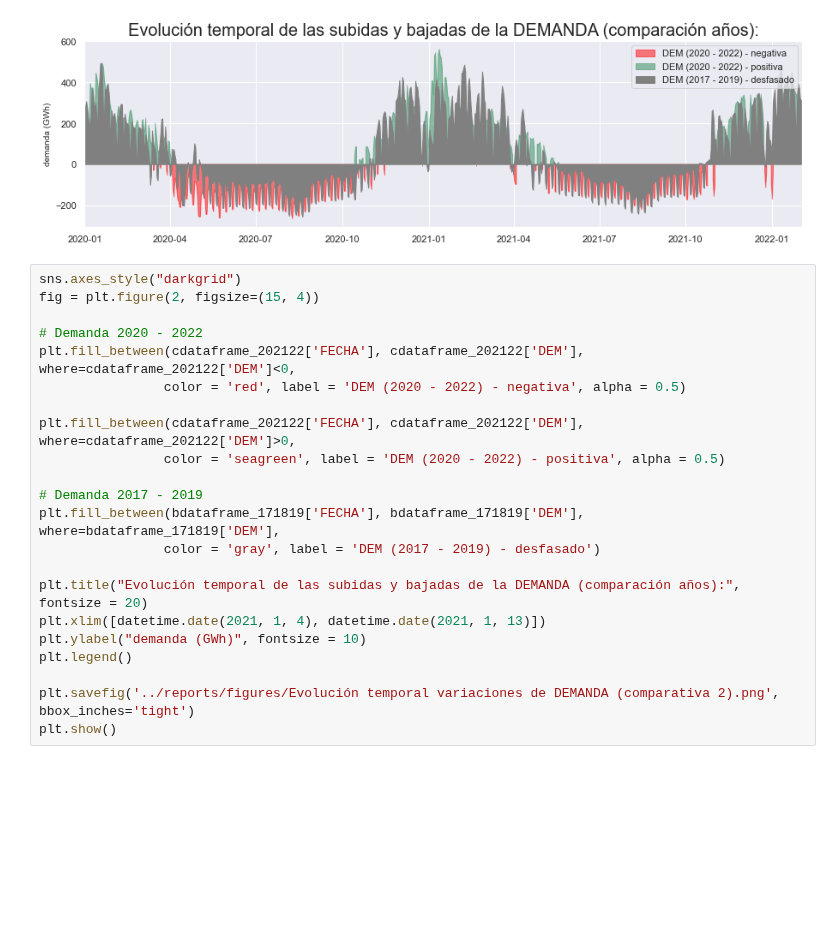
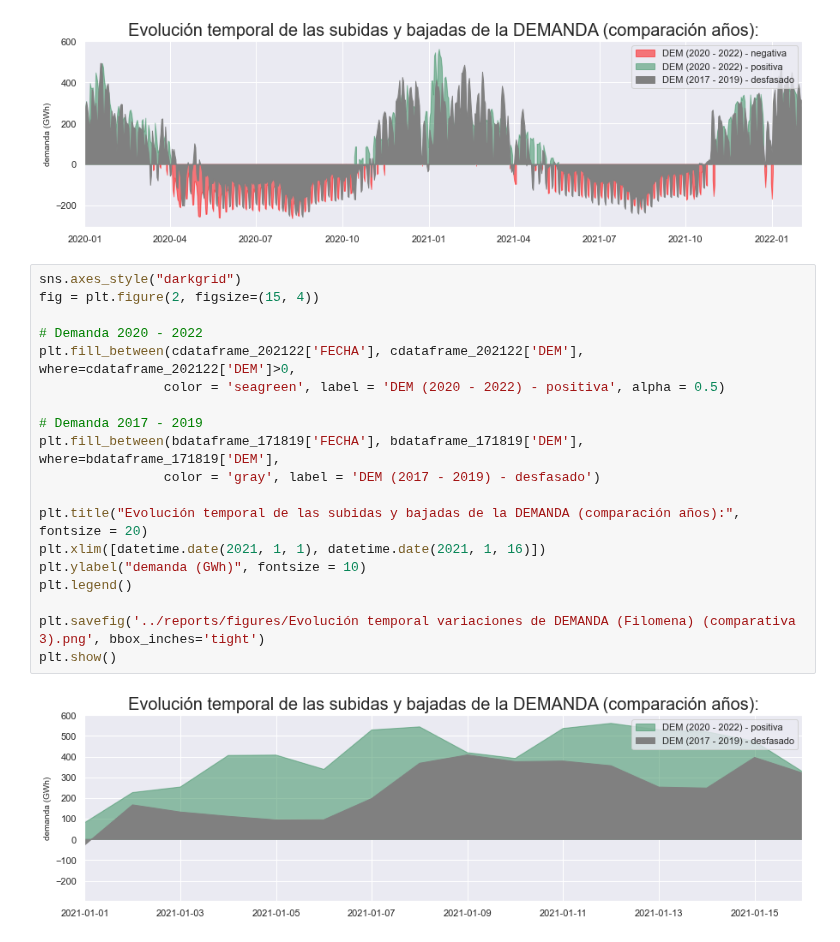
Before and after one commit to SeroviICAI/TRABAJO-1-ESTADISTICA-DESCRIPTIVA, a Jupyter notebook: notebooks/demanda_202122.ipynb, the cells around one changed output. Drawn from its saved outputs; the diff is of its cells as text; blank space fills up the shorter version.

Commit message:
Nueva gráfica post-filomena

```diff
--- a/notebooks/demanda_202122.ipynb
+++ b/notebooks/demanda_202122.ipynb
@@ -268,22 +268,21 @@ plt.show()
 # %%
 sns.axes_style("darkgrid")
 fig = plt.figure(2, figsize=(15, 4))
 
 # Demanda 2020 - 2022
-plt.fill_between(cdataframe_202122['FECHA'], cdataframe_202122['DEM'], where=cdataframe_202122['DEM']<0,
-                color = 'red', label = 'DEM (2020 - 2022) - negativa', alpha = 0.5)
-
 plt.fill_between(cdataframe_202122['FECHA'], cdataframe_202122['DEM'], where=cdataframe_202122['DEM']>0,
                 color = 'seagreen', label = 'DEM (2020 - 2022) - positiva', alpha = 0.5)
 
 # Demanda 2017 - 2019
 plt.fill_between(bdataframe_171819['FECHA'], bdataframe_171819['DEM'], where=bdataframe_171819['DEM'],
                 color = 'gray', label = 'DEM (2017 - 2019) - desfasado')
 
 plt.title("Evolución temporal de las subidas y bajadas de la DEMANDA (comparación años):", fontsize = 20)
-plt.xlim([datetime.date(2021, 1, 4), datetime.date(2021, 1, 13)])
+plt.xlim([datetime.date(2021, 1, 1), datetime.date(2021, 1, 16)])
 plt.ylabel("demanda (GWh)", fontsize = 10)
 plt.legend()
 
-plt.savefig('../reports/figures/Evolución temporal variaciones de DEMANDA (comparativa 2).png', bbox_inches='tight')
+plt.savefig('../reports/figures/Evolución temporal variaciones de DEMANDA (Filomena) (comparativa 3).png', bbox_inches='tight')
 plt.show()
+# %% [output]
+[figure, added]
```
Also changed, not shown: parts of 2 cells of this notebook, 1 other file.
